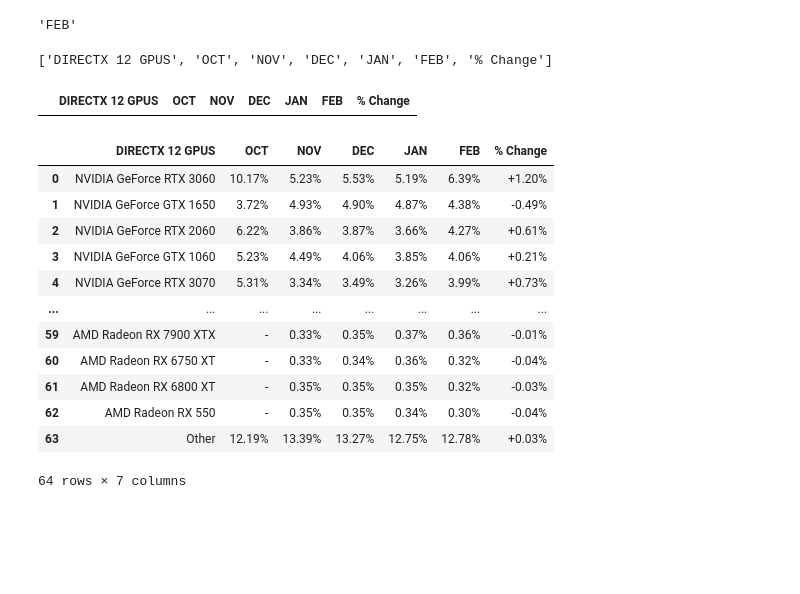
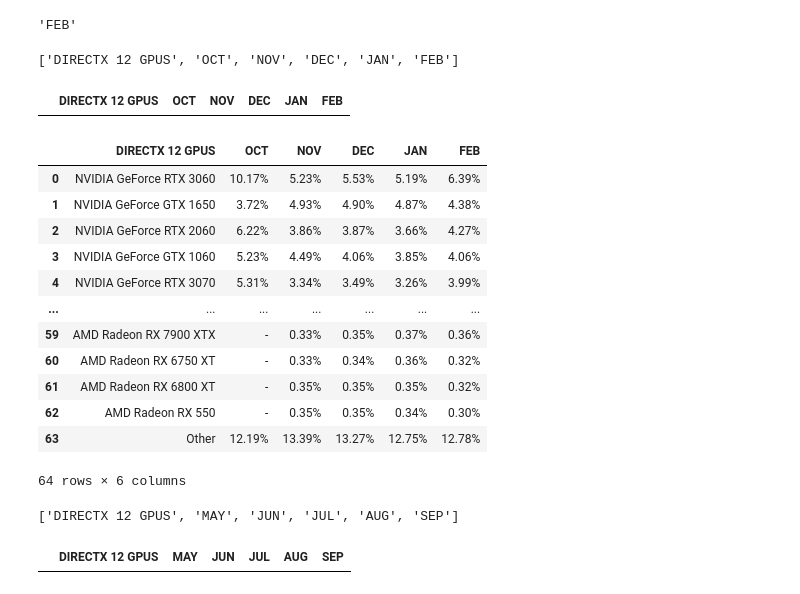
Before and after one commit to knoppds/CSCI_5502_Group_Project_01, a Jupyter notebook: gp_01_steam_GPU_usage.ipynb, the cells around one changed output. Cells and saved outputs as stored; diff of their text form; code cells hidden in the pictures; blank space fills up the shorter version.

```diff
--- a/gp_01_steam_GPU_usage.ipynb
+++ b/gp_01_steam_GPU_usage.ipynb
@@ -37,11 +37,9 @@ last_month
 #combine all the lists into one list
 table_header = [table_header] + table_months + [last_month]
 table_header
-#add in a column titled % change
-table_header.append('% Change')
 table_header
 # %% [output]
-['DIRECTX 12 GPUS', 'OCT', 'NOV', 'DEC', 'JAN', 'FEB', '% Change']
+['DIRECTX 12 GPUS', 'OCT', 'NOV', 'DEC', 'JAN', 'FEB']
 # %%
 #turn the list into a dataframe where each element is a column header
 df = pd.DataFrame(table_header)
@@ -50,7 +48,7 @@ df.columns = df.iloc[0]
 df = df[1:]
 df
 # %% [output]
-|  | DIRECTX 12 GPUS | OCT | NOV | DEC | JAN | FEB | % Change |
+|  | DIRECTX 12 GPUS | OCT | NOV | DEC | JAN | FEB |
 # %%
 GPU_name = soup.find_all('div', class_='substats_col_left')
 #strip the html tags
@@ -96,24 +89,23 @@ percent_change = percent_change[:64]
 # %%
 
 df['DIRECTX 12 GPUS'] = GPU_name
 df['OCT'] = OCT_usage
 df['NOV'] = NOV_usage
 df['DEC'] = DEC_usage
 df['JAN'] = JAN_usage
 df['FEB'] = FEB_usage
-df['% Change'] = percent_change
 df
 # %% [output]
-|  | DIRECTX 12 GPUS | OCT | NOV | DEC | JAN | FEB | % Change |
-| 0 | NVIDIA GeForce RTX 3060 | 10.17% | 5.23% | 5.53% | 5.19% | 6.39% | +1.20% |
-| 1 | NVIDIA GeForce GTX 1650 | 3.72% | 4.93% | 4.90% | 4.87% | 4.38% | -0.49% |
-| 2 | NVIDIA GeForce RTX 2060 | 6.22% | 3.86% | 3.87% | 3.66% | 4.27% | +0.61% |
-| 3 | NVIDIA GeForce GTX 1060 | 5.23% | 4.49% | 4.06% | 3.85% | 4.06% | +0.21% |
-| 4 | NVIDIA GeForce RTX 3070 | 5.31% | 3.34% | 3.49% | 3.26% | 3.99% | +0.73% |
-| ... | ... | ... | ... | ... | ... | ... | ... |
-| 59 | AMD Radeon RX 7900 XTX | - | 0.33% | 0.35% | 0.37% | 0.36% | -0.01% |
-| 60 | AMD Radeon RX 6750 XT | - | 0.33% | 0.34% | 0.36% | 0.32% | -0.04% |
-| 61 | AMD Radeon RX 6800 XT | - | 0.35% | 0.35% | 0.35% | 0.32% | -0.03% |
-| 62 | AMD Radeon RX 550 | - | 0.35% | 0.35% | 0.34% | 0.30% | -0.04% |
-| 63 | Other | 12.19% | 13.39% | 13.27% | 12.75% | 12.78% | +0.03% |
+|  | DIRECTX 12 GPUS | OCT | NOV | DEC | JAN | FEB |
+| 0 | NVIDIA GeForce RTX 3060 | 10.17% | 5.23% | 5.53% | 5.19% | 6.39% |
+| 1 | NVIDIA GeForce GTX 1650 | 3.72% | 4.93% | 4.90% | 4.87% | 4.38% |
+| 2 | NVIDIA GeForce RTX 2060 | 6.22% | 3.86% | 3.87% | 3.66% | 4.27% |
+| 3 | NVIDIA GeForce GTX 1060 | 5.23% | 4.49% | 4.06% | 3.85% | 4.06% |
+| 4 | NVIDIA GeForce RTX 3070 | 5.31% | 3.34% | 3.49% | 3.26% | 3.99% |
+| ... | ... | ... | ... | ... | ... | ... |
+| 59 | AMD Radeon RX 7900 XTX | - | 0.33% | 0.35% | 0.37% | 0.36% |
+| 60 | AMD Radeon RX 6750 XT | - | 0.33% | 0.34% | 0.36% | 0.32% |
+| 61 | AMD Radeon RX 6800 XT | - | 0.35% | 0.35% | 0.35% | 0.32% |
+| 62 | AMD Radeon RX 550 | - | 0.35% | 0.35% | 0.34% | 0.30% |
+| 63 | Other | 12.19% | 13.39% | 13.27% | 12.75% | 12.78% |
-64 rows × 7 columns
+64 rows × 6 columns
@@ -119,0 +116,37 @@ df
+# %%
+table_header = soup2.find_all('div', class_='substats_col_left col_header')
+#strip the html tags
+table_header = [x.text.strip() for x in table_header]
+#only keep the first element
+table_header = table_header[2]
+table_header
+
+table_months = soup2.find_all('div', class_='substats_col_month col_header')
+#keep only the first 4 elements
+table_months = table_months[:4]
+#strip the html tags
+table_months = [x.text.strip() for x in table_months]
+table_months
+
+last_month = soup2.find_all('div', class_='substats_col_month_last_pct col_header')
+#strip the html tags
+last_month = [x.text.strip() for x in last_month]
+#only keep the first element
+last_month = last_month[0]
+last_month
+
+#combine all the lists into one list
+table_header = [table_header] + table_months + [last_month]
+table_header
+table_header
+# %% [output]
+['DIRECTX 12 GPUS', 'MAY', 'JUN', 'JUL', 'AUG', 'SEP']
+# %%
+#turn the list into a dataframe where each element is a column header
+df2 = pd.DataFrame(table_header)
+df2 = df2.T
+df2.columns = df2.iloc[0]
+df2 = df2[1:]
+df2
+# %% [output]
+|  | DIRECTX 12 GPUS | MAY | JUN | JUL | AUG | SEP |
```
Also changed, not shown: parts of 13 cells of this notebook, 6 other files.
